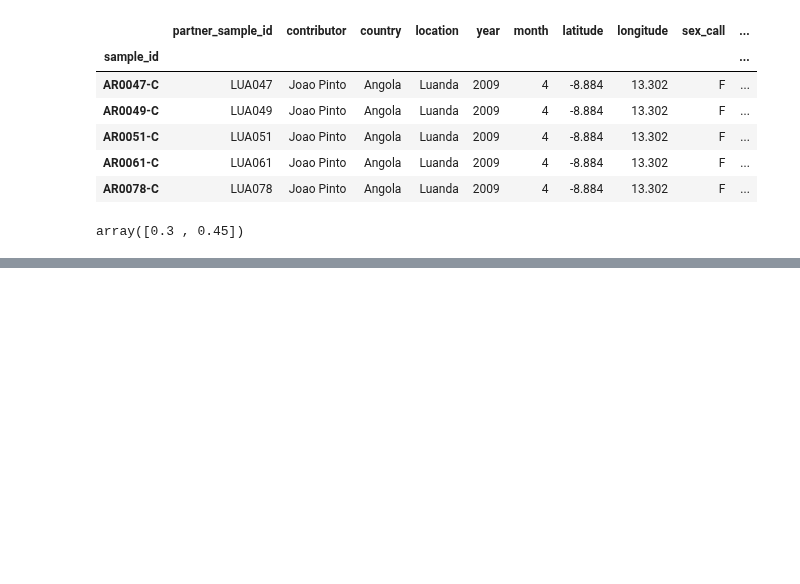
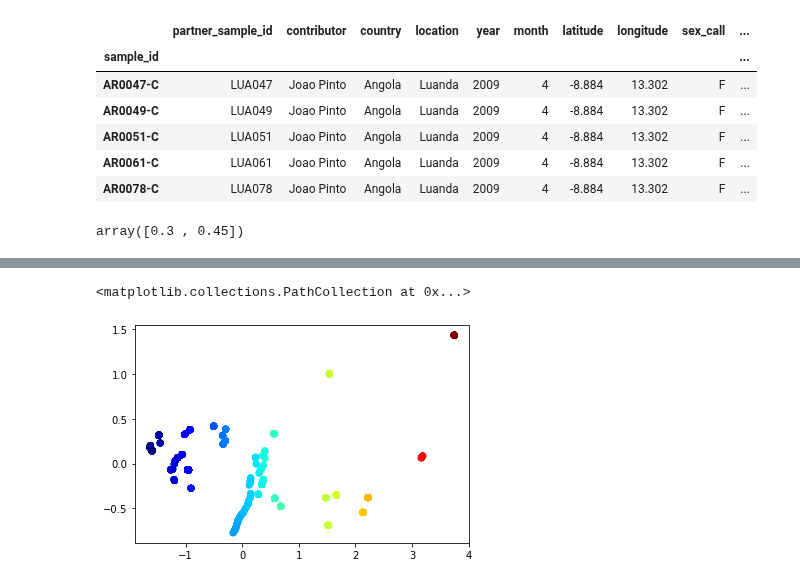
Before and after one commit to malariagen/ag1000g-phase3-data-paper, a Jupyter notebook: notebooks/pca_figure_gamb_colu.ipynb, the cells around one changed output, grey strips where cells are left out. Drawn from its saved outputs; the diff is of its cells as text; code cells hidden in the pictures; blank space fills up the shorter version.

```diff
--- a/notebooks/pca_figure_gamb_colu.ipynb
+++ b/notebooks/pca_figure_gamb_colu.ipynb
@@ -178,0 +160,2 @@ abc_to_rgb(1, 0, .04)
+# %%
+cmap=plt.get_cmap("jet")
@@ -178,0 +200,5 @@ abc_to_rgb(1, 0, .04)
+# %%
+plt.scatter(xv, yv, c=alt_cmap_colors)
+# %% [output]
+<matplotlib.collections.PathCollection at 0x...>
+[figure, added]
```
Also changed, not shown: parts of 24 cells of this notebook.
